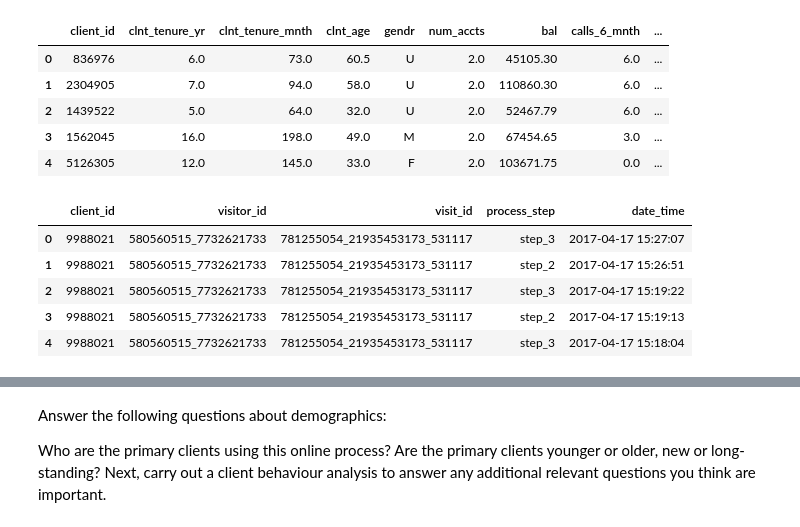
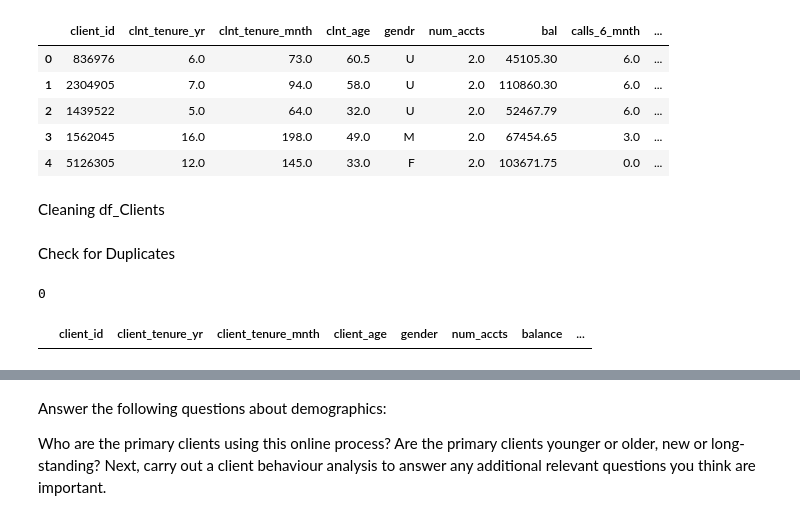
Before and after one commit to SandraGdd/VanguardEDA, a Jupyter notebook: Datasets.ipynb, the cells around one changed output, grey strips where cells are left out. Saved outputs shown, nothing was run; the diff lists cells and outputs as text; code cells hidden in the pictures.

```diff
--- a/Datasets.ipynb
+++ b/Datasets.ipynb
@@ -10,8 +10,8 @@ import numpy as np
 # %%
 file_path='data/df_final_demo.txt'
 
-df1 = pd.read_csv(file_path, delimiter=',')
-df1.head()
+df_clients = pd.read_csv(file_path, delimiter=',')
+df_clients.head()
 # %% [output]
 |  | client_id | clnt_tenure_yr | clnt_tenure_mnth | clnt_age | gendr | num_accts | bal | calls_6_mnth | ... |
 | 0 | 836976 | 6.0 | 73.0 | 60.5 | U | 2.0 | 45105.30 | 6.0 | ... |
@@ -29,11 +29,29 @@ file_path='data/df_final_web_data_pt_2.txt'
 df3 = pd.read_csv(file_path, delimiter=',')
 # %%
-df2 = pd.concat([df2, df3])
-df2.head()
+df_concat = pd.concat([df2, df3])
+df_concat["source"] = "final_web_data"
-# %% [output]
-|  | client_id | visitor_id | visit_id | process_step | date_time |
-| 0 | 9988021 | 580560515_7732621733 | 781255054_21935453173_531117 | step_3 | 2017-04-17 15:27:07 |
-| 1 | 9988021 | 580560515_7732621733 | 781255054_21935453173_531117 | step_2 | 2017-04-17 15:26:51 |
-| 2 | 9988021 | 580560515_7732621733 | 781255054_21935453173_531117 | step_3 | 2017-04-17 15:19:22 |
-| 3 | 9988021 | 580560515_7732621733 | 781255054_21935453173_531117 | step_2 | 2017-04-17 15:19:13 |
-| 4 | 9988021 | 580560515_7732621733 | 781255054_21935453173_531117 | step_3 | 2017-04-17 15:18:04 |
+# %% [markdown]
+Cleaning df_Clients
+# %% [markdown]
+Check for Duplicates
+# %%
+df_clients.duplicated().sum() # Check
+# %% [output]
+0
+# %%
+# Rename columns
+df_clients.rename(columns={"clnt_tenure_yr": "client_tenure_yr",
+                           "clint_tenure_mnth":"client_tenure_mnth",
+                           "clnt_age":"client_age",
+                           "gendr":"gender",
+                           "bal":"balance"
+                           }, inplace=True)
+# %%
+# Checking for NaN Rows
+nan_rows = df_clients[df_clients.isna().any(axis=1)]
+# Drop NaN Values with more many NaNs
+df_clients.dropna(thresh=4,inplace=True)
+# Fill NaN in client age
+df_clients["client_age"].fillna(df_clients["client_age"].mean(),inplace=True)
+# %% [output]
+|  | client_id | client_tenure_yr | client_tenure_mnth | client_age | gender | num_accts | balance | ... |
```
Also changed, not shown: parts of 14 cells of this notebook, 1 other file.
